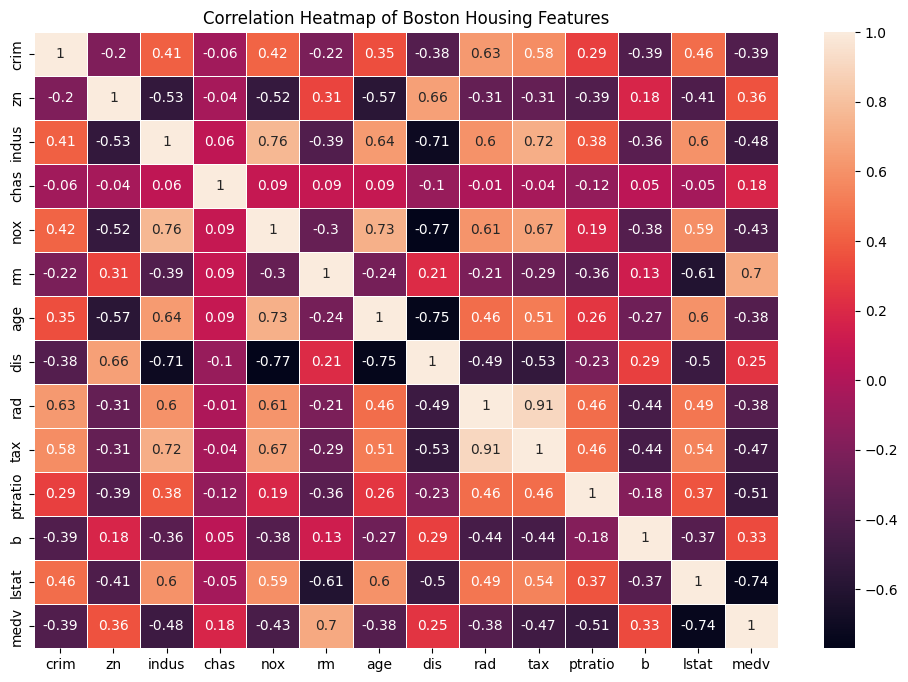
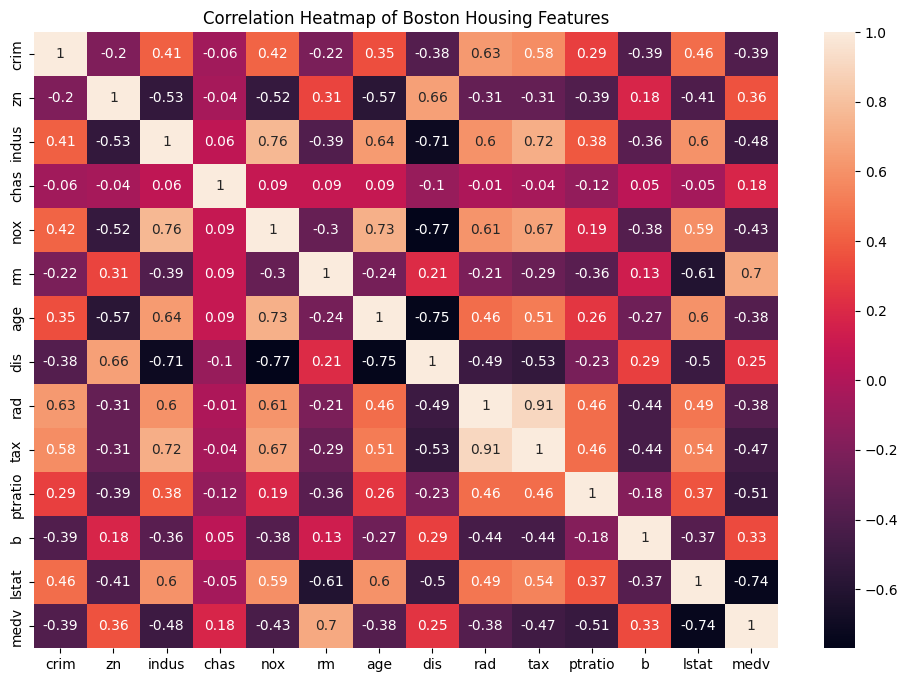
The notebook cell's code change between the first figure and the second:
--- before
+++ after
@@ -29,5 +29,5 @@
 plt.figure(figsize=(12,8))
 co = df.corr().round(2)
-sns.heatmap(data=co, annot=True , linewidth =0.5)
+sns.heatmap(co, annot=True )
 plt.title("Correlation Heatmap of Boston Housing Features")
 plt.show()
@@ -35,5 +35,5 @@
 
 
-X = df.drop("medv", axis=1)  
+x = df.drop(columns=['medv'])
 y = df["medv"]                
 

Commit: latest